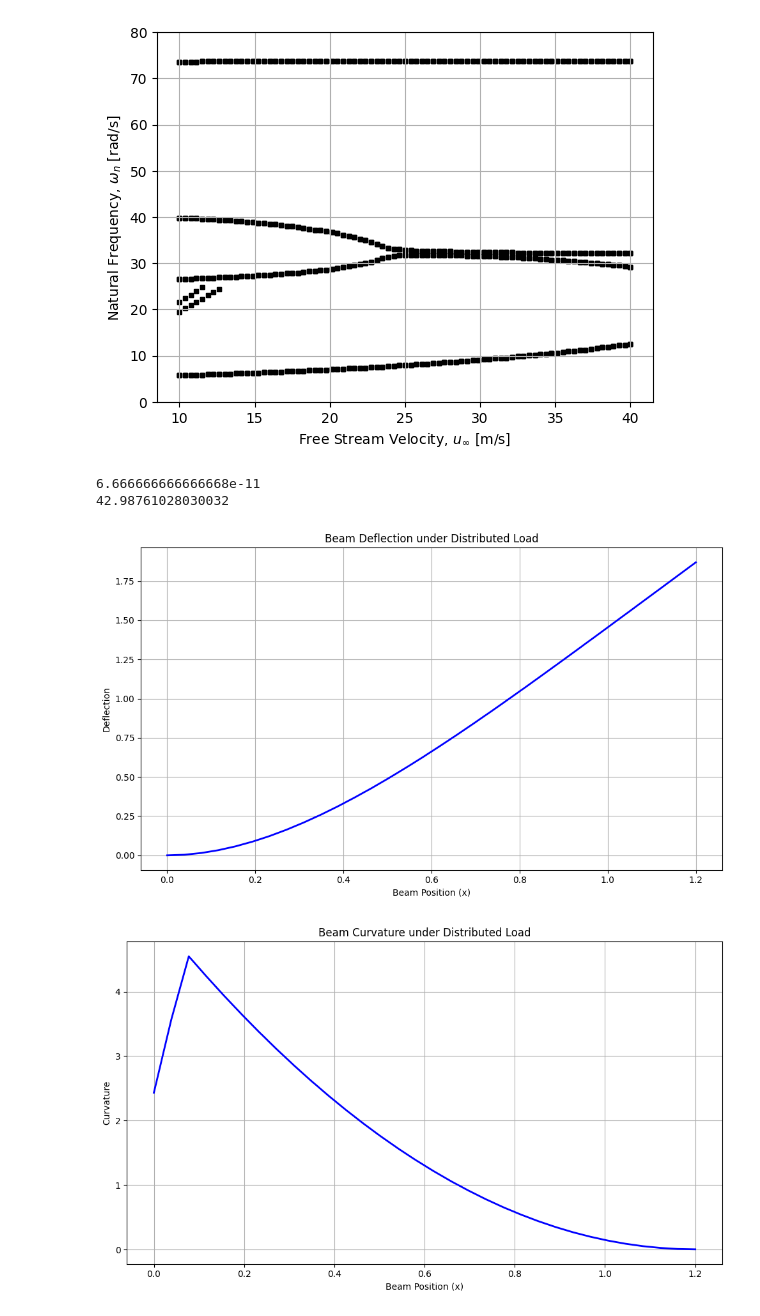
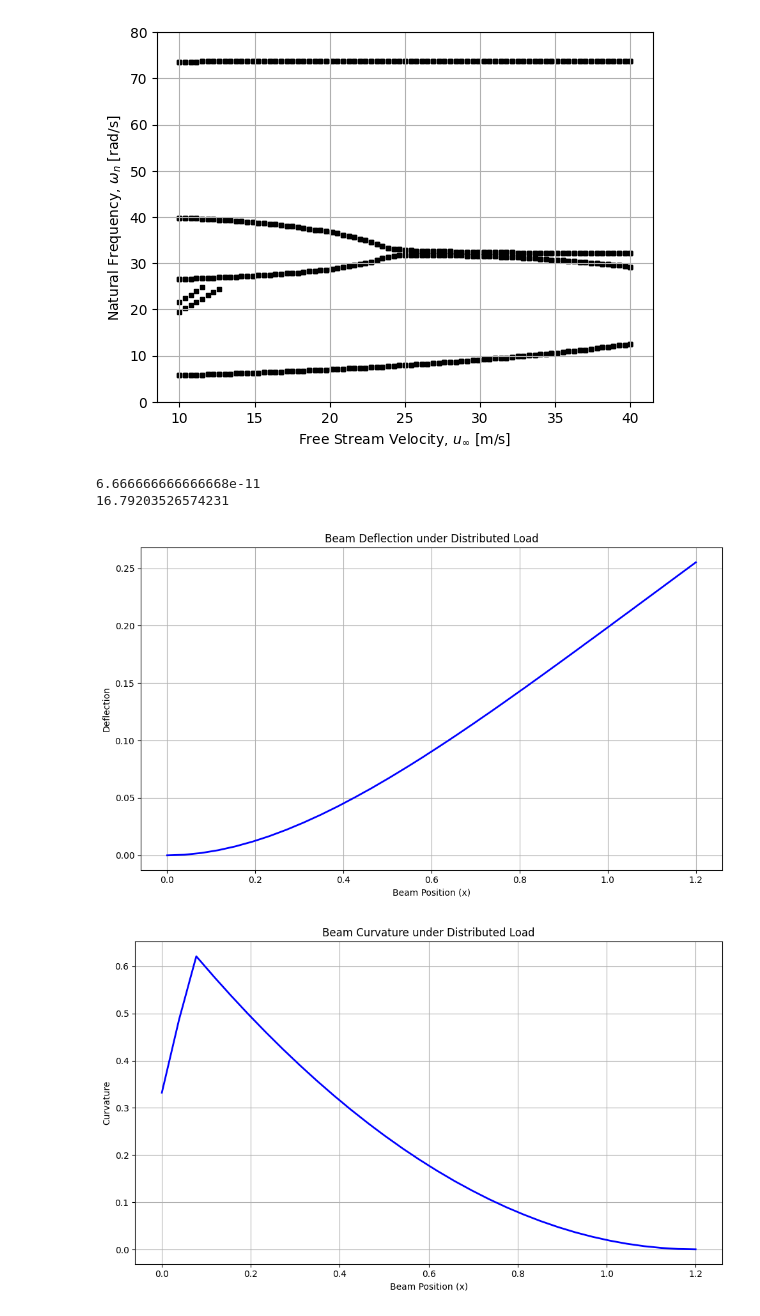
Before and after one commit to lighteningAB/sharpy, a Jupyter notebook: sharpy/try7.ipynb, the cells around one changed output. Drawn from its saved outputs; the diff is of its cells as text; code cells hidden in the pictures.

```diff
--- a/sharpy/try7.ipynb
+++ b/sharpy/try7.ipynb
@@ -393,7 +393,7 @@ import numpy as np
 
 # Constants
 rho = 1.225  # air density (kg/m^3) at atmospheric conditions
-V = 40 # velocity (m/s)
+V = 25 # velocity (m/s)
 chord = 0.2  # chord length (m)
 span = 1.2  # span (m)
 width = 0.1  # beam width (m)
@@ -406,34 +406,34 @@ aoa = np.radians(2)  # angle of attack in radians
 
 # Aerodynamic forces
 q = 0.5 * rho * V**2  # dynamic pressure (Pa)
 L_per_span = q * CL * aoa * chord  # lift per unit span (N/m)
 print(L_per_span)
 
 # Beam deflection
 x = np.linspace(0,span,N)
-deflection = (((L_per_span - 9.81) * x**2) / (24 * E * I)) * (x**2 + 6 * span**2 - 4 * span * x)
+deflection = (((L_per_span - 9.81*1.25) * x**2) / (24 * E * I)) * (x**2 + 6 * span**2 - 4 * span * x)
 
 plt.figure(figsize=(10, 6))
 plt.plot(x, deflection, 'b-', linewidth=2)
 plt.title('Beam Deflection under Distributed Load')
 plt.xlabel('Beam Position (x)')
 plt.ylabel('Deflection')
 plt.grid(True)
 plt.tight_layout()
 plt.show()
 
 d_deflection_dx = np.gradient(deflection, x)
 d2_deflection_dx2 = np.gradient(d_deflection_dx, x)
 plt.figure(figsize=(10, 6))
 plt.plot(x, d2_deflection_dx2, 'b-', linewidth=2)
 plt.title('Beam Curvature under Distributed Load')
 plt.xlabel('Beam Position (x)')
 plt.ylabel('Curvature')
 plt.grid(True)
 plt.tight_layout()
 plt.show()
 # %% [output]
 6.666666666666668e-11
-42.98761028030032
+16.79203526574231
-[figure, old version]
+[figure, new version]
-[figure, old version]
+[figure, new version]
```
Also changed, not shown: 1 other file.
